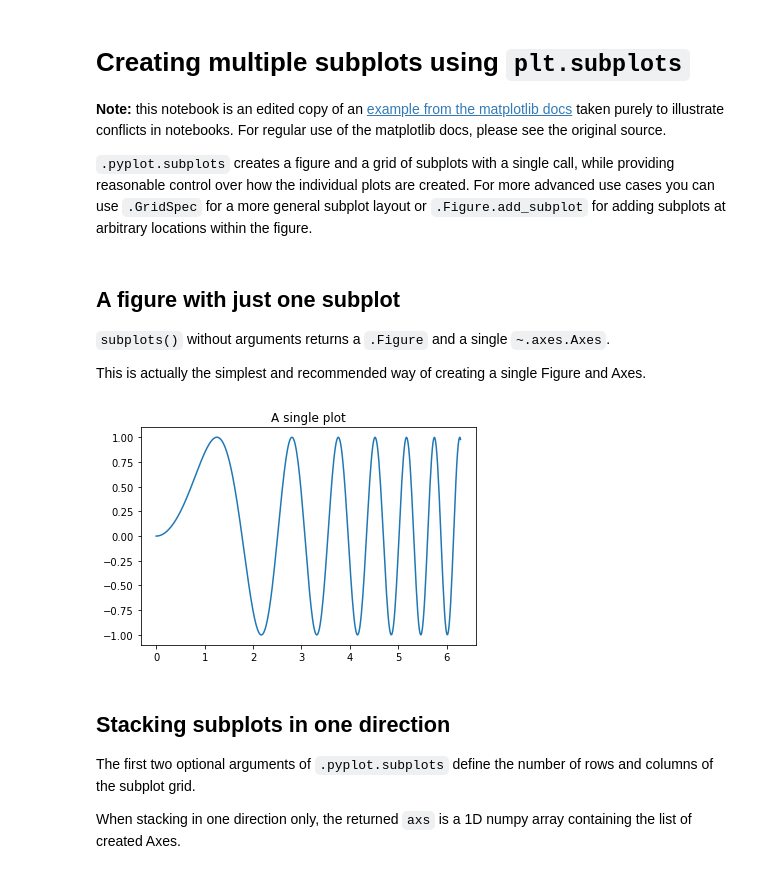
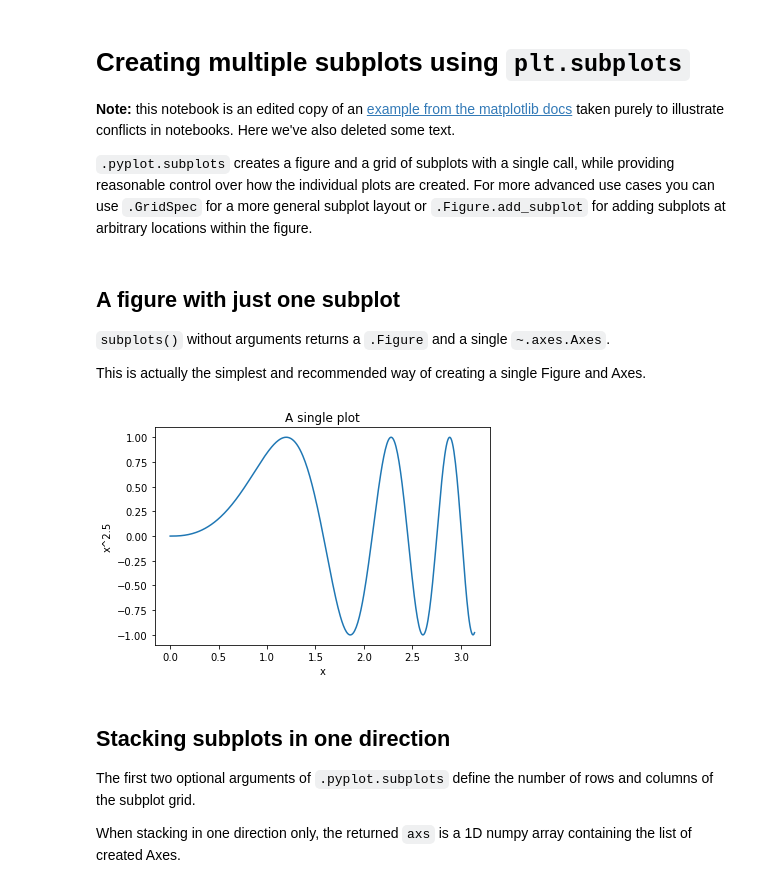
Before and after one commit to rammkripa/nbconflicts-demo, a Jupyter notebook: subplots_demo.ipynb, the cells around one changed output. Drawn from its saved outputs; the diff is of its cells as text; code cells hidden in the pictures.

```diff
--- a/subplots_demo.ipynb
+++ b/subplots_demo.ipynb
@@ -1,7 +1,7 @@
 # %% [markdown]
 # Creating multiple subplots using ``plt.subplots``
 
-**Note:** this notebook is an edited copy of an [example from the matplotlib docs](https://matplotlib.org/stable/gallery/subplots_axes_and_figures/subplots_demo.html) taken purely to illustrate conflicts in notebooks. For regular use of the matplotlib docs, please see the original source.
+**Note:** this notebook is an edited copy of an [example from the matplotlib docs](https://matplotlib.org/stable/gallery/subplots_axes_and_figures/subplots_demo.html) taken purely to illustrate conflicts in notebooks. Here we've also deleted some text.
 
 `.pyplot.subplots` creates a figure and a grid of subplots with a single call,
 while providing reasonable control over how the individual plots are created.
@@ -13,8 +13,8 @@ import matplotlib.pyplot as plt
 import numpy as np
 
 # Some example data to display
-x = np.linspace(0, 2 * np.pi, 400)
-y = np.sin(x ** 2)
+x = np.linspace(0, np.pi, 400)
+y = np.sin(x ** 2.5)
 # %% [markdown]
 ## A figure with just one subplot
 
@@ -26,9 +26,11 @@ Figure and Axes.
 # %%
 fig, ax = plt.subplots()
 ax.plot(x, y)
+ax.set_xlabel('x')
+ax.set_ylabel('x^2.5')
 ax.set_title('A single plot');
 # %% [output]
-[figure, old version]
+[figure, new version]
 # %% [markdown]
 ## Stacking subplots in one direction
 
```
Also changed, not shown: parts of 1 cell of this notebook.
